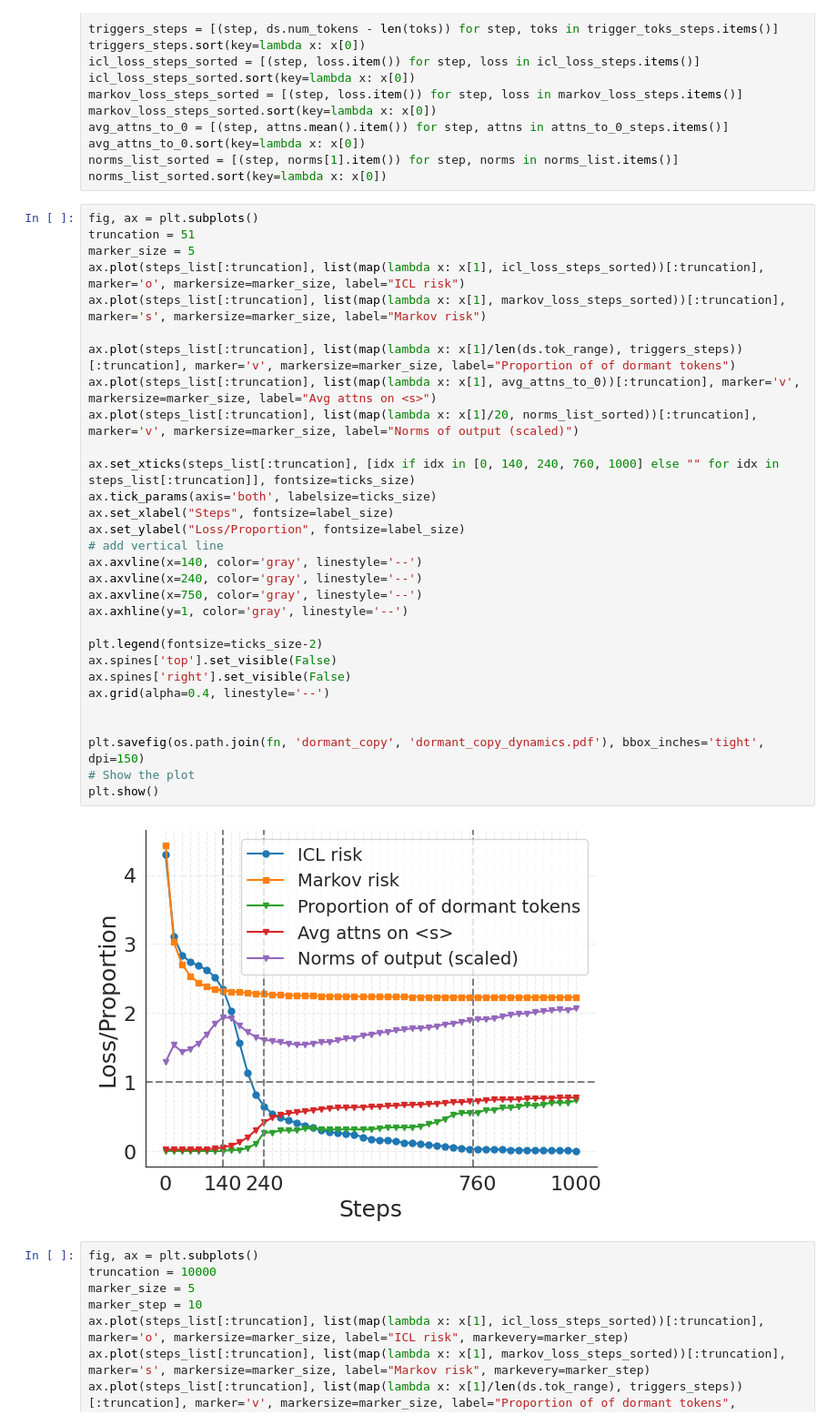
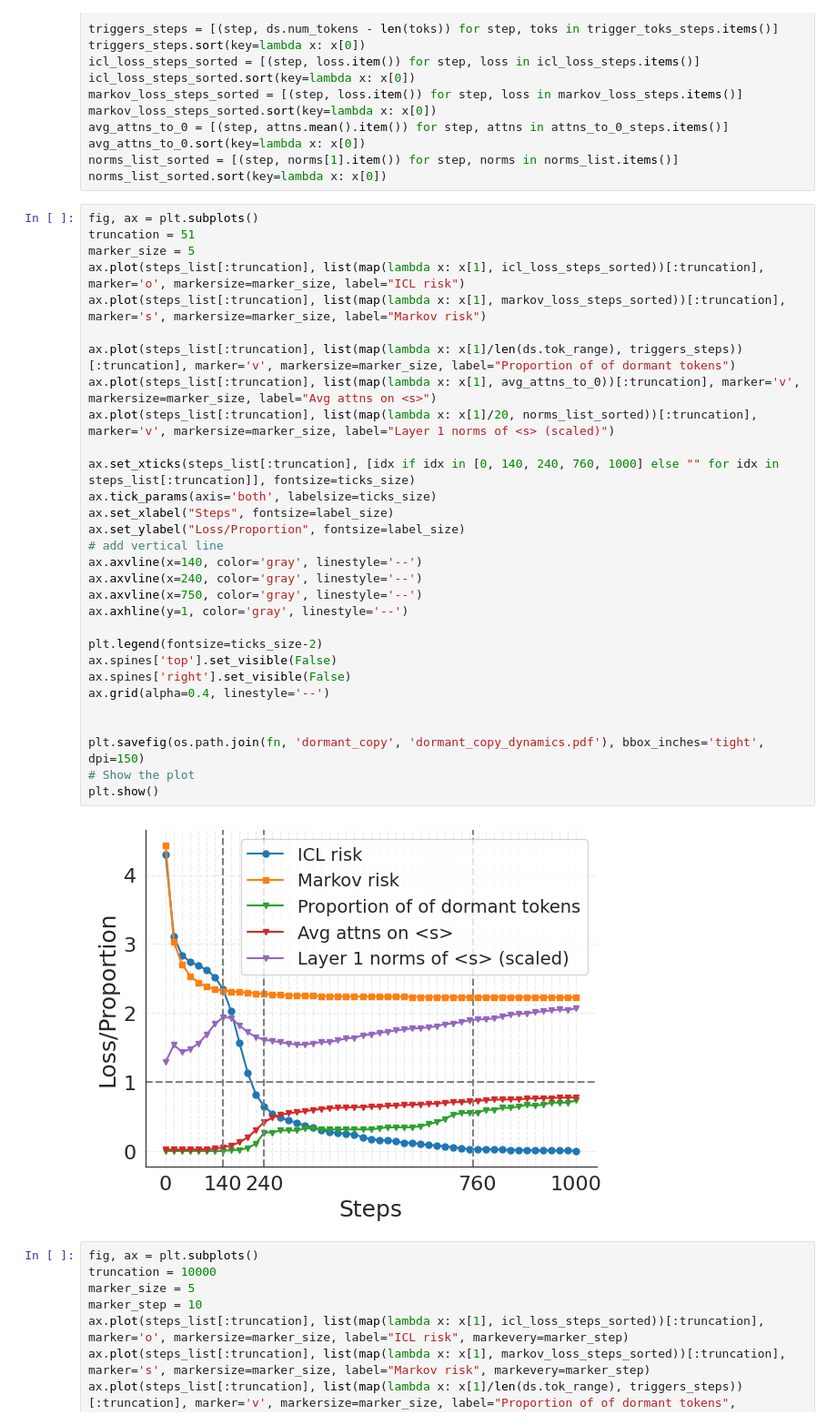
Before and after one commit to GuoTianYu2000/transformer-birth, a Jupyter notebook: plot_final.ipynb, the cells around one changed output. Shown at 91% size. Cells and saved outputs as stored; diff of their text form.

```diff
--- a/plot_final.ipynb
+++ b/plot_final.ipynb
@@ -378,35 +378,35 @@ norms_list_sorted.sort(key=lambda x: x[0])
 # %%
 fig, ax = plt.subplots()
 truncation = 51
 marker_size = 5
 ax.plot(steps_list[:truncation], list(map(lambda x: x[1], icl_loss_steps_sorted))[:truncation], marker='o', markersize=marker_size, label="ICL risk")
 ax.plot(steps_list[:truncation], list(map(lambda x: x[1], markov_loss_steps_sorted))[:truncation], marker='s', markersize=marker_size, label="Markov risk")
 
 ax.plot(steps_list[:truncation], list(map(lambda x: x[1]/len(ds.tok_range), triggers_steps))[:truncation], marker='v', markersize=marker_size, label="Proportion of of dormant tokens")
 ax.plot(steps_list[:truncation], list(map(lambda x: x[1], avg_attns_to_0))[:truncation], marker='v', markersize=marker_size, label="Avg attns on <s>")
-ax.plot(steps_list[:truncation], list(map(lambda x: x[1]/20, norms_list_sorted))[:truncation], marker='v', markersize=marker_size, label="Norms of output (scaled)")
+ax.plot(steps_list[:truncation], list(map(lambda x: x[1]/20, norms_list_sorted))[:truncation], marker='v', markersize=marker_size, label="Layer 1 norms of <s> (scaled)")
 
 ax.set_xticks(steps_list[:truncation], [idx if idx in [0, 140, 240, 760, 1000] else "" for idx in steps_list[:truncation]], fontsize=ticks_size)
 ax.tick_params(axis='both', labelsize=ticks_size)
 ax.set_xlabel("Steps", fontsize=label_size)
 ax.set_ylabel("Loss/Proportion", fontsize=label_size)
 # add vertical line
 ax.axvline(x=140, color='gray', linestyle='--')
 ax.axvline(x=240, color='gray', linestyle='--')
 ax.axvline(x=750, color='gray', linestyle='--')
 ax.axhline(y=1, color='gray', linestyle='--')
 
 plt.legend(fontsize=ticks_size-2)
 ax.spines['top'].set_visible(False)
 ax.spines['right'].set_visible(False)
 ax.grid(alpha=0.4, linestyle='--')
 
 
 plt.savefig(os.path.join(fn, 'dormant_copy', 'dormant_copy_dynamics.pdf'), bbox_inches='tight', dpi=150)
 # Show the plot
 plt.show()
 # %% [output]
-[figure, old version]
+[figure, new version]
 # %%
 fig, ax = plt.subplots()
 truncation = 10000
```
Also changed, not shown: parts of 5 cells of this notebook, 12 other files.
